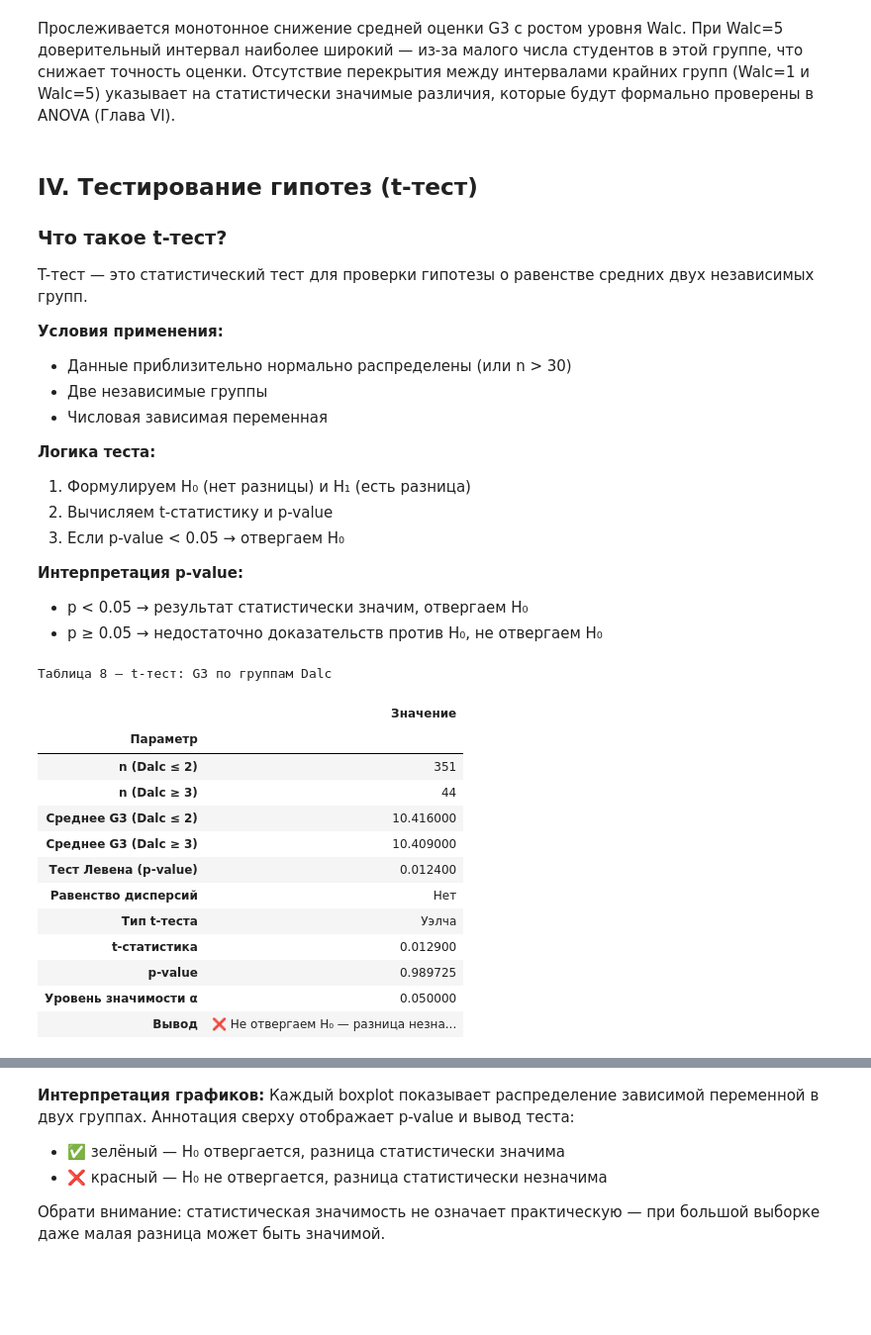
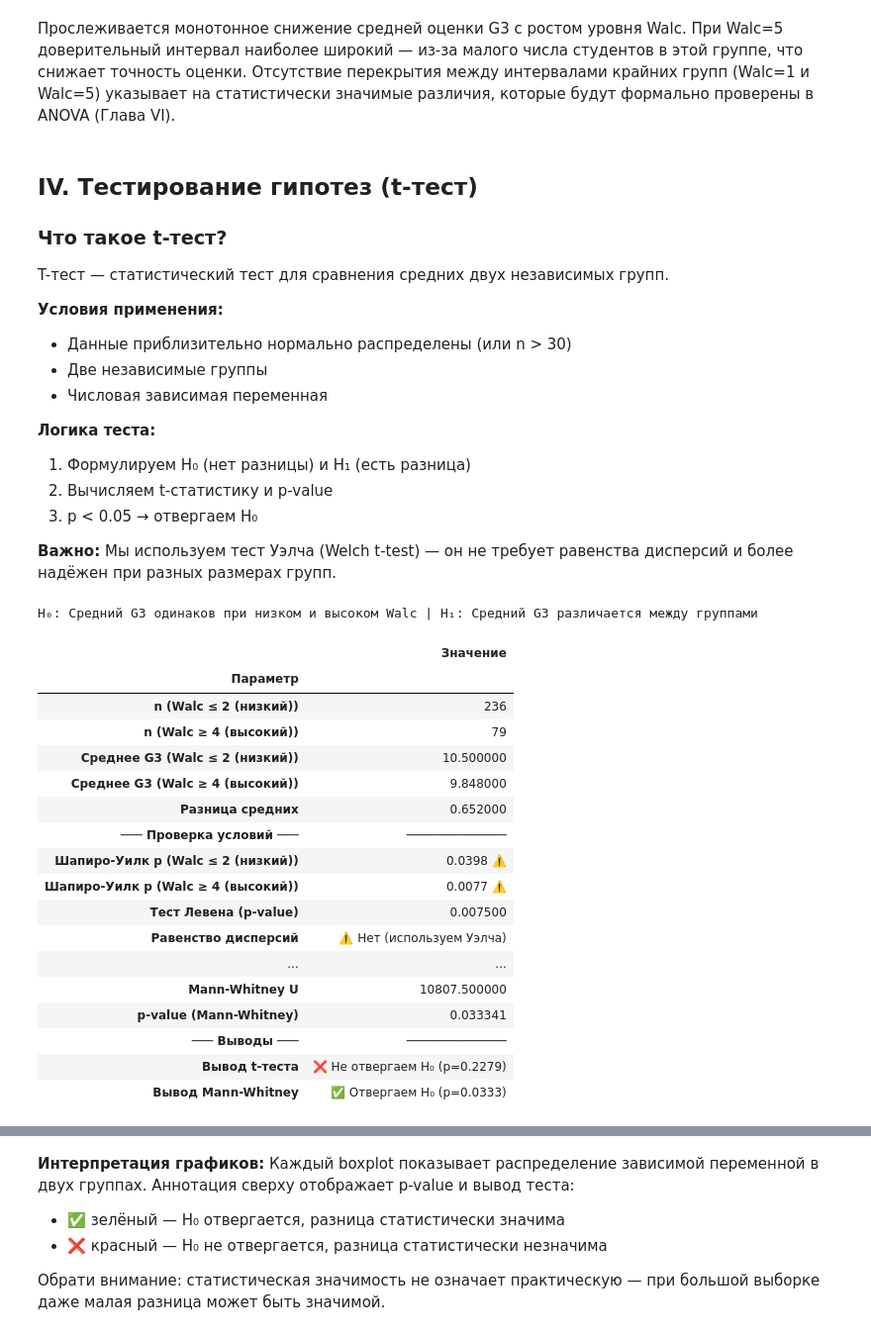
Before and after one commit to falcon-ov/msad-lab1, a Jupyter notebook: lab1.ipynb, the cells around one changed output, grey strips where cells are left out. Shown at 99% size. Cells and saved outputs as stored; diff of their text form; code cells hidden in the pictures; blank space fills up the shorter version.

```diff
--- a/lab1.ipynb
+++ b/lab1.ipynb
@@ -910,8 +910,7 @@ plt.show()
 ## IV. Тестирование гипотез (t-тест)
 
 ### Что такое t-тест?
-T-тест — это статистический тест для проверки гипотезы о равенстве
-средних двух независимых групп.
+T-тест — статистический тест для сравнения средних двух независимых групп.
 
 **Условия применения:**
 - Данные приблизительно нормально распределены (или n > 30)
@@ -921,11 +920,10 @@ T-тест — это статистический тест для провер
 **Логика теста:**
 1. Формулируем H₀ (нет разницы) и H₁ (есть разница)
 2. Вычисляем t-статистику и p-value
-3. Если p-value < 0.05 → отвергаем H₀
+3. p < 0.05 → отвергаем H₀
 
-**Интерпретация p-value:**
-- p < 0.05 → результат статистически значим, отвергаем H₀
-- p ≥ 0.05 → недостаточно доказательств против H₀, не отвергаем H₀
+**Важно:** Мы используем тест Уэлча (Welch t-test) — он не требует
+равенства дисперсий и более надёжен при разных размерах групп.
 # %%
 # =============================================================
 # IV. Тестирование гипотез (t-тест)
@@ -982,40 +1024,38 @@ def run_ttest(group1, group2, label1, label2, variable, alpha=0.05):
 # %%
 # -------------------------------------------------------------
-# 4.1 H₀: Средний G3 одинаков у студентов с низким и высоким Dalc
+# 4.1 G3: студенты с низким Walc (≤2) vs высоким Walc (≥4)
 # -------------------------------------------------------------
 
-low_dalc  = df[df["Dalc"] <= 2]["G3"]
-high_dalc = df[df["Dalc"] >= 3]["G3"]
+low_walc  = df[df["Walc"] <= 2]["G3"]
+high_walc = df[df["Walc"] >= 4]["G3"]
 
-res_41, t_41, p_41, ev_41 = run_ttest(
-    low_dalc, high_dalc,
-    "Dalc ≤ 2", "Dalc ≥ 3", "G3"
+res_41, t_41, p_41, pmw_41 = run_full_ttest(
+    low_walc, high_walc,
+    label1="Walc ≤ 2 (низкий)",
+    label2="Walc ≥ 4 (высокий)",
+    variable="G3",
+    h0_text="Средний G3 одинаков при низком и высоком Walc",
+    h1_text="Средний G3 различается между группами"
 )
-
-styled_41 = res_41.style \
-    .highlight_between(
-        subset=pd.IndexSlice[["p-value"], :],
-        color="#d5f5e3" if p_41 < 0.05 else "#fde8d8") \
-    .highlight_between(
-        subset=pd.IndexSlice[["Вывод"], :],
-        color="#d5f5e3" if p_41 < 0.05 else "#fde8d8") \
-    .set_caption("Таблица 8 — t-тест: G3 по группам Dalc") \
-    .set_table_styles(TABLE_HEADER_STYLE)
-
-display(styled_41)
+display(res_41)
 # %% [output]
-Таблица 8 — t-тест: G3 по группам Dalc
+H₀: Средний G3 одинаков при низком и высоком Walc | H₁: Средний G3 различается между группами
 |  | Значение |
 | Параметр |  |
-| n (Dalc ≤ 2) | 351 |
-| n (Dalc ≥ 3) | 44 |
-| Среднее G3 (Dalc ≤ 2) | 10.416000 |
-| Среднее G3 (Dalc ≥ 3) | 10.409000 |
-| Тест Левена (p-value) | 0.012400 |
-| Равенство дисперсий | Нет |
-| Тип t-теста | Уэлча |
-| t-статистика | 0.012900 |
-| p-value | 0.989725 |
-| Уровень значимости α | 0.050000 |
-| Вывод | ❌ Не отвергаем H₀ — разница незна... |
+| n (Walc ≤ 2 (низкий)) | 236 |
+| n (Walc ≥ 4 (высокий)) | 79 |
+| Среднее G3 (Walc ≤ 2 (низкий)) | 10.500000 |
+| Среднее G3 (Walc ≥ 4 (высокий)) | 9.848000 |
+| Разница средних | 0.652000 |
+| ─── Проверка условий ─── | ────────────── |
+| Шапиро-Уилк p (Walc ≤ 2 (низкий)) | 0.0398 ⚠️ |
+| Шапиро-Уилк p (Walc ≥ 4 (высокий)) | 0.0077 ⚠️ |
+| Тест Левена (p-value) | 0.007500 |
+| Равенство дисперсий | ⚠️ Нет (используем Уэлча) |
+| ... | ... |
+| Mann-Whitney U | 10807.500000 |
+| p-value (Mann-Whitney) | 0.033341 |
+| ─── Выводы ─── | ────────────── |
+| Вывод t-теста | ❌ Не отвергаем H₀ (p=0.2279) |
+| Вывод Mann-Whitney | ✅ Отвергаем H₀ (p=0.0333) |
 # %% [markdown]
```
Also changed, not shown: parts of 37 cells of this notebook, 5 other files.
